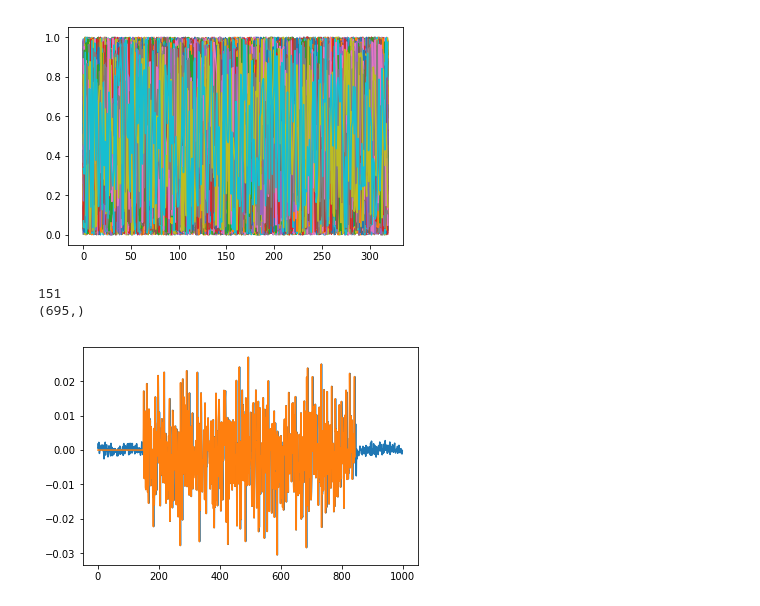
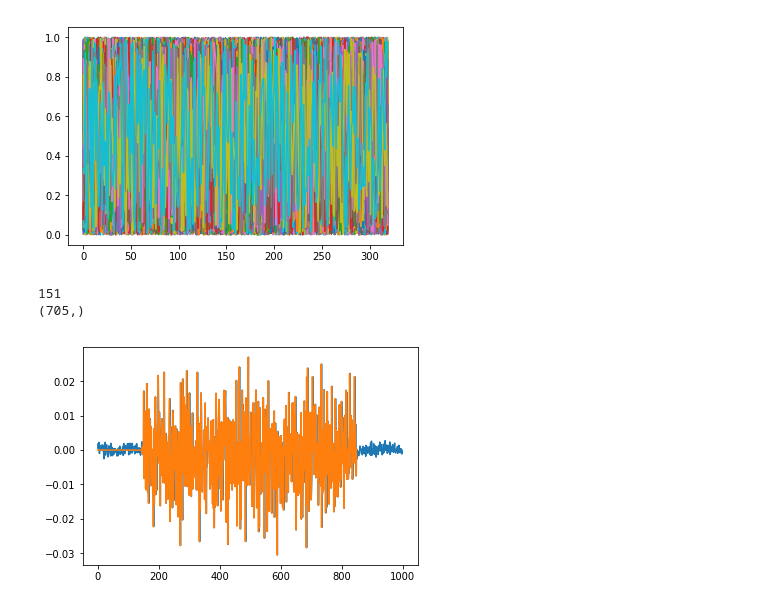
Before and after one commit to RaimonDylan/IPYNB, a Jupyter notebook: TDSON.ipynb, the cells around one changed output. Saved outputs shown, nothing was run; the diff lists cells and outputs as text; code cells hidden in the pictures.

```diff
--- a/TDSON.ipynb
+++ b/TDSON.ipynb
@@ -46,21 +46,23 @@ plt.show()
 # %%
 np.random.seed(0)
 z = np.random.randn(1000)*0.001
 z[150:-150] *= 10
 import matplotlib.pyplot as plt
 plt.plot(z)
 #plt.show()
-filtered = np.where(z>0.005)
+new = np.where(z>0.005)
 
-print(new[0][0])
-filterd = z[new[0][0]:new[0][-1]]
+index = new[0][0]
+print(index)
+filterd = z[new[0][0]-5:new[0][-1]+5]
 
-meh = np.concatenate((np.zeros(150),filterd))
+# Concaténation utile juste pour les voir se superposer
+meh = np.concatenate((np.zeros(145),filterd))
 plt.plot(meh)
 
 print(filterd.shape)
 #plt.show()
 # %% [output]
 151
-(695,)
+(705,)
-[figure, old version]
+[figure, new version]
```
Also changed, not shown: parts of 2 cells of this notebook.
